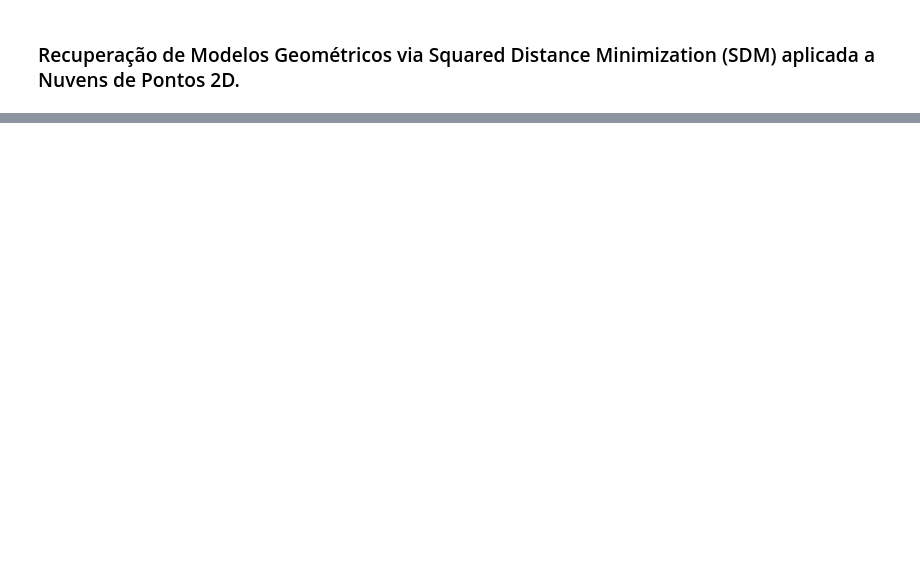
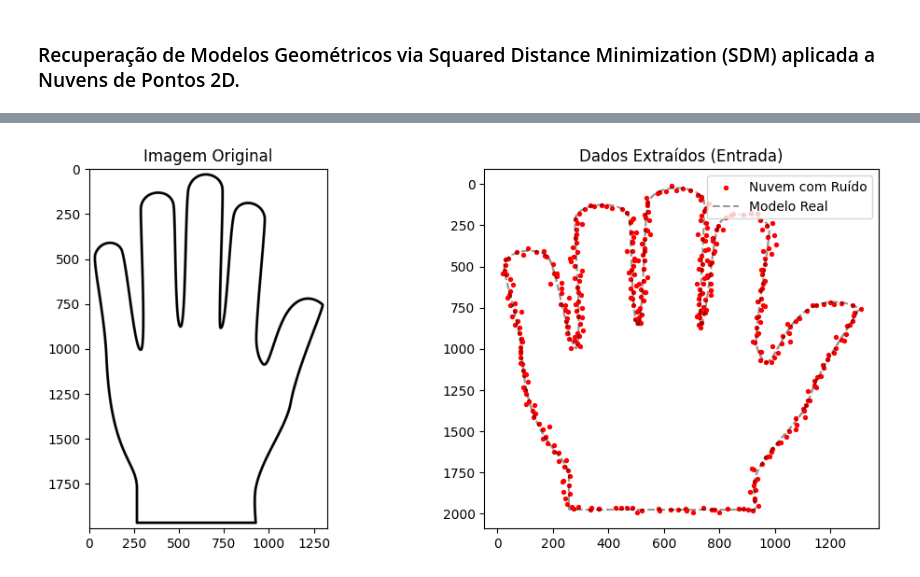
Before and after one commit to danielcoutop/comp_grafica, a Jupyter notebook: trab_e_apres_av1/dcp_trab.ipynb, the cells around one changed output, grey strips where cells are left out. Drawn from its saved outputs; the diff is of its cells as text; code cells hidden in the pictures; blank space fills up the shorter version.

```diff
--- a/trab_e_apres_av1/dcp_trab.ipynb
+++ b/trab_e_apres_av1/dcp_trab.ipynb
@@ -24,0 +41,8 @@ Inspirado no artigo referenciado, a aplicação será aplicando o método SDM a
+# %%
+import cv2
+import numpy as np
+import matplotlib.pyplot as plt
+
+# Configurações básicas para os plots
+%matplotlib inline
+plt.rcParams['figure.figsize'] = [12, 5]
@@ -24,0 +53,33 @@ Inspirado no artigo referenciado, a aplicação será aplicando o método SDM a
+# %%
+def extrair_nuvem_com_ruido(caminho_img, amostras=400, sigma=10):
+    # Carrega em escala de cinza e binariza
+    img = cv2.imread(caminho_img, cv2.IMREAD_GRAYSCALE)
+    _, thresh = cv2.threshold(img, 127, 255, cv2.THRESH_BINARY_INV)
+
+    # Extrai o maior contorno encontrado
+    contornos, _ = cv2.findContours(thresh, cv2.RETR_EXTERNAL, cv2.CHAIN_APPROX_NONE)
+    contorno_principal = max(contornos, key=cv2.contourArea).reshape(-1, 2)
+
+    # Amostragem e adição de ruído normal
+    indices = np.linspace(0, len(contorno_principal) - 1, amostras, dtype=int)
+    pontos_base = contorno_principal[indices].astype(float)
+    ruido = np.random.normal(0, sigma, pontos_base.shape)
+    nuvem_ruidosa = pontos_base + ruido
+
+    return img, contorno_principal, nuvem_ruidosa
+
+# Execução e Visualização
+img_original, contorno_real, nuvem = extrair_nuvem_com_ruido('hand.png')
+
+fig, ax = plt.subplots(1, 2)
+ax[0].imshow(img_original, cmap='gray')
+ax[0].set_title("Imagem Original")
+
+ax[1].scatter(nuvem[:, 0], nuvem[:, 1], s=8, c='red', label='Nuvem com Ruído')
+ax[1].plot(contorno_real[:, 0], contorno_real[:, 1], 'k--', alpha=0.4, label='Modelo Real')
+ax[1].set_title("Dados Extraídos (Entrada)")
+ax[1].legend()
+ax[1].invert_yaxis()
+plt.show()
+# %% [output]
+[figure, added]
```
Also changed, not shown: parts of 10 cells of this notebook, 2 other files.
